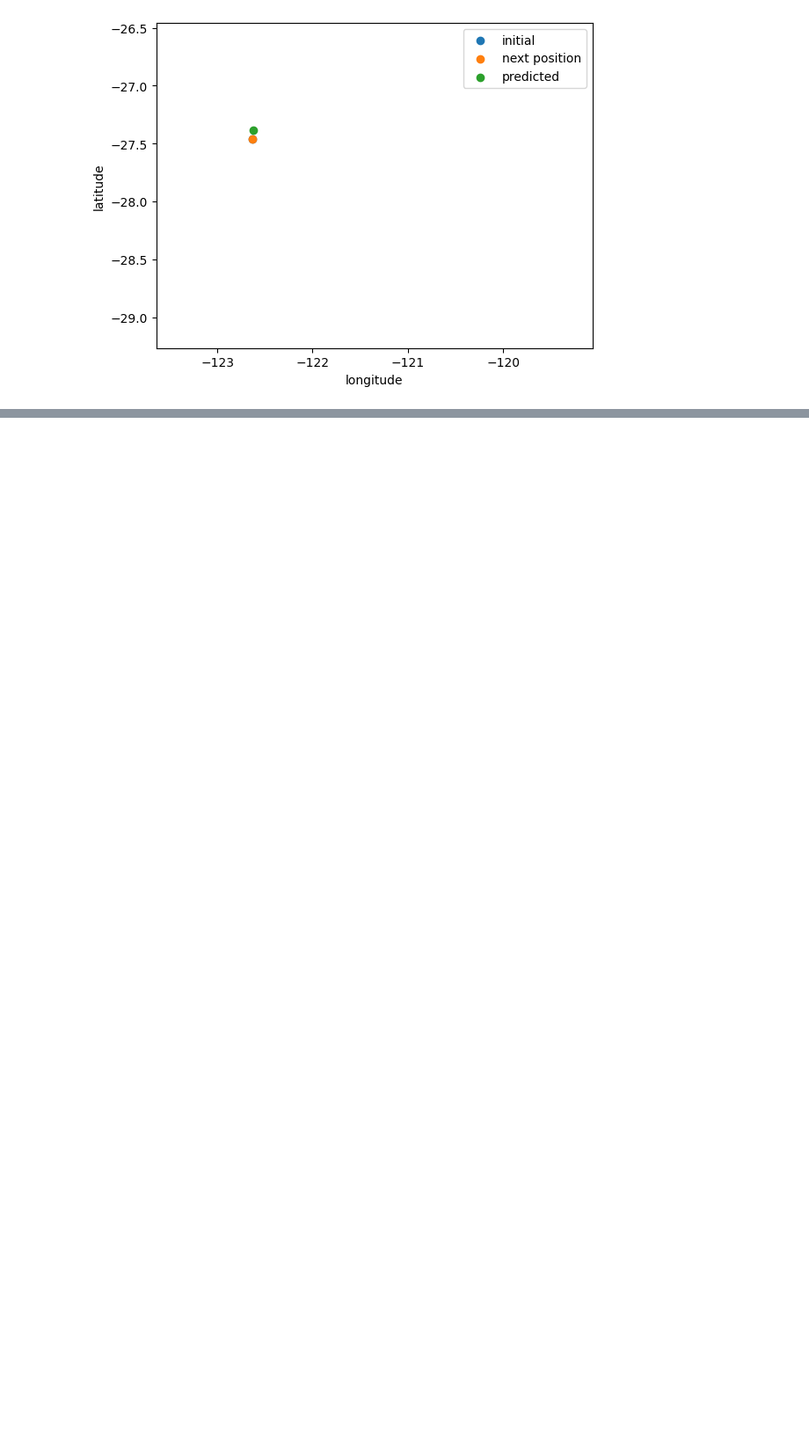
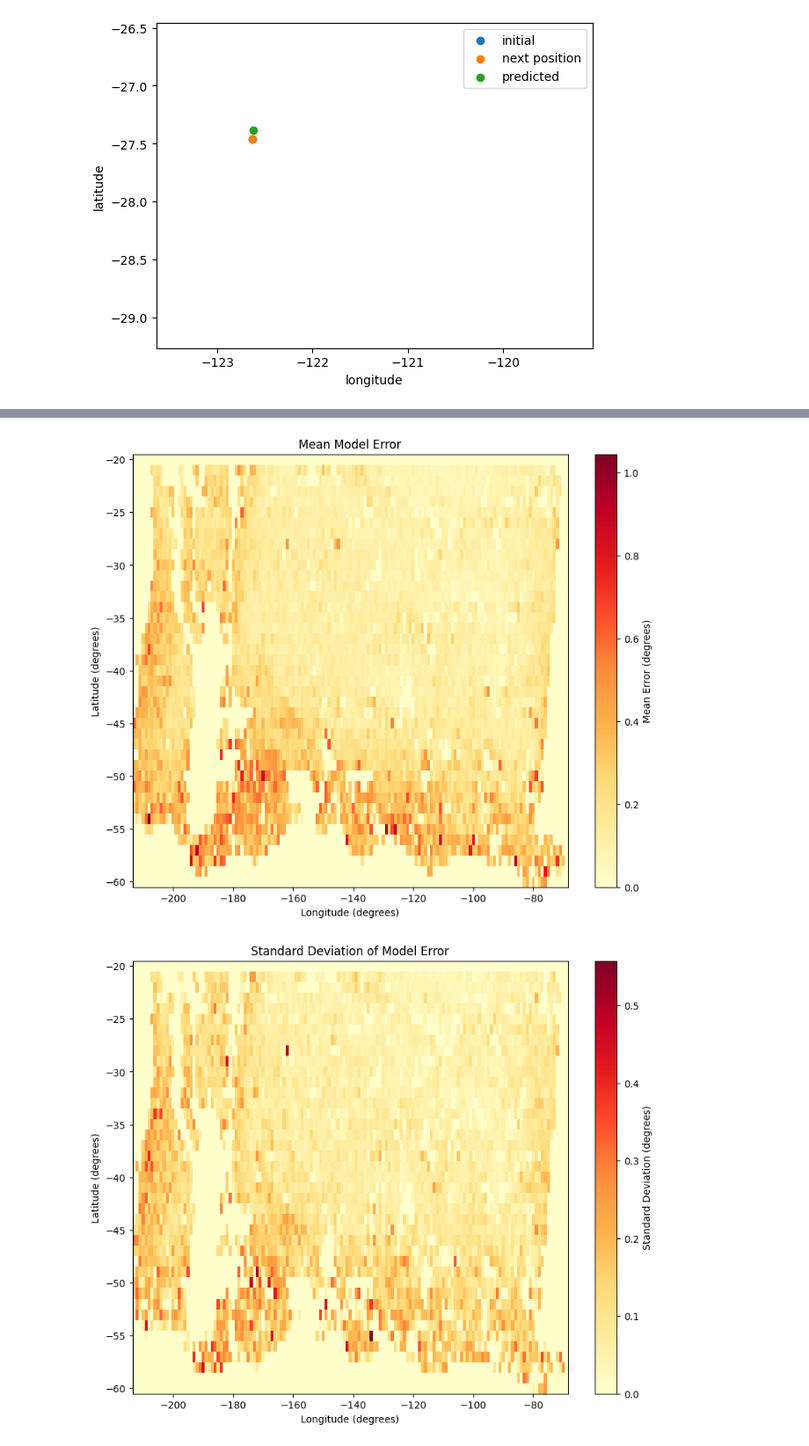
Before and after one commit to kalkulator413/argo_nn, a Jupyter notebook: train.ipynb, the cells around one changed output, grey strips where cells are left out. Shown at 88% size. Saved outputs shown, nothing was run; the diff lists cells and outputs as text; code cells hidden in the pictures; blank space fills up the shorter version.

```diff
--- a/train.ipynb
+++ b/train.ipynb
@@ -403,0 +401,77 @@ len(lons2) / len(lons)
+# %%
+from matplotlib.colors import Normalize
+
+# Define the bin edges
+lon_bins = np.arange(np.floor(min(lons)), np.ceil(max(lons)) + 1, 1)
+lat_bins = np.arange(np.floor(min(lats)), np.ceil(max(lats)) + 1, 1)
+
+# Digitize the data to find which bin each point belongs to
+lon_bin_indices = np.digitize(lons, lon_bins) - 1
+lat_bin_indices = np.digitize(lats, lat_bins) - 1
+
+# Calculate the mean error in each bin
+mean_errors = np.zeros((len(lon_bins) - 1, len(lat_bins) - 1))
+error_stdev = np.zeros((len(lon_bins) - 1, len(lat_bins) - 1))
+nsr = np.zeros((len(lon_bins) - 1, len(lat_bins) - 1))
+counts = np.zeros((len(lon_bins) - 1, len(lat_bins) - 1))
+
+for lon_idx, lat_idx, error in zip(lon_bin_indices, lat_bin_indices, total_err):
+    if lon_idx >= 0 and lon_idx < len(mean_errors) and lat_idx >= 0 and lat_idx < len(mean_errors[0]):
+        mean_errors[lon_idx, lat_idx] += error
+        counts[lon_idx, lat_idx] += 1
+
+# Avoid division by zero by handling empty bins
+mean_errors[counts > 0] /= counts[counts > 0]
+
+for lon_idx, lat_idx, error in zip(lon_bin_indices, lat_bin_indices, total_err):
+    if lon_idx >= 0 and lon_idx < len(mean_errors) and lat_idx >= 0 and lat_idx < len(mean_errors[0]):
+        error_stdev[lon_idx, lat_idx] += (error - mean_errors[lon_idx, lat_idx])**2
+
+error_stdev[counts > 0] /= counts[counts > 0]
+error_stdev = np.sqrt(error_stdev)
+
+displacement_norm = data.get('total_disp').to_numpy()
+for lon_idx, lat_idx, norm in zip(lon_bin_indices, lat_bin_indices, displacement_norm):
+    if lon_idx >= 0 and lon_idx < len(mean_errors) and lat_idx >= 0 and lat_idx < len(mean_errors[0]):
+        nsr[lon_idx, lat_idx] += norm
+
+nsr[counts > 0] /= counts[counts > 0]
+nsr[counts > 0] = mean_errors[counts > 0] / nsr[counts > 0]
+nsr[counts < 3] = 0
+
+# Create the meshgrid for plotting
+lon_edges, lat_edges = np.meshgrid(lon_bins, lat_bins, indexing='ij')
+lon_centers = (lon_edges[:-1, :-1] + lon_edges[1:, 1:]) / 2
+lat_centers = (lat_edges[:-1, :-1] + lat_edges[1:, 1:]) / 2
+
+# Create plots
+plt.figure(figsize=(10, 8))
+plt.pcolormesh(lon_edges, lat_edges, np.vstack([np.hstack([mean_errors, np.zeros((mean_errors.shape[0], 1))]), np.zeros((1, mean_errors.shape[1] + 1))]), cmap='YlOrRd', norm=Normalize(vmin=mean_errors.min(), vmax=mean_errors.max()), shading='auto')
+plt.colorbar(label='Mean Error (degrees)')
+plt.title('Mean Model Error')
+plt.xlabel('Longitude (degrees)')
+plt.ylabel('Latitude (degrees)')
+plt.show()
+
+# Stdev
+plt.figure(figsize=(10, 8))
+plt.pcolormesh(lon_edges, lat_edges, np.vstack([np.hstack([error_stdev, np.zeros((error_stdev.shape[0], 1))]), np.zeros((1, error_stdev.shape[1] + 1))]), cmap='YlOrRd', norm=Normalize(vmin=error_stdev.min(), vmax=error_stdev.max()), shading='auto')
+plt.colorbar(label='Standard Deviation (degrees)')
+plt.title('Standard Deviation of Model Error')
+plt.xlabel('Longitude (degrees)')
+plt.ylabel('Latitude (degrees)')
+plt.show()
+
+snr_min = nsr.min()
+snr_max = nsr.max()
+# Signal to noise ratio
+plt.figure(figsize=(10, 8))
+plt.pcolormesh(lon_edges, lat_edges, np.vstack([np.hstack([nsr, np.zeros((nsr.shape[0], 1))]), np.zeros((1, nsr.shape[1] + 1))]), cmap='YlGnBu', norm=Normalize(vmin=snr_min, vmax=snr_max), shading='auto')
+plt.colorbar(label='Mean prediction error / Mean float distance per cycle')
+plt.title('Scaled Model Errors')
+plt.xlabel('Longitude (degrees)')
+plt.ylabel('Latitude (degrees)')
+plt.show()
+# %% [output]
+[figure, added]
+[figure, added]
```
Also changed, not shown: parts of 6 cells of this notebook, 6 other files.
